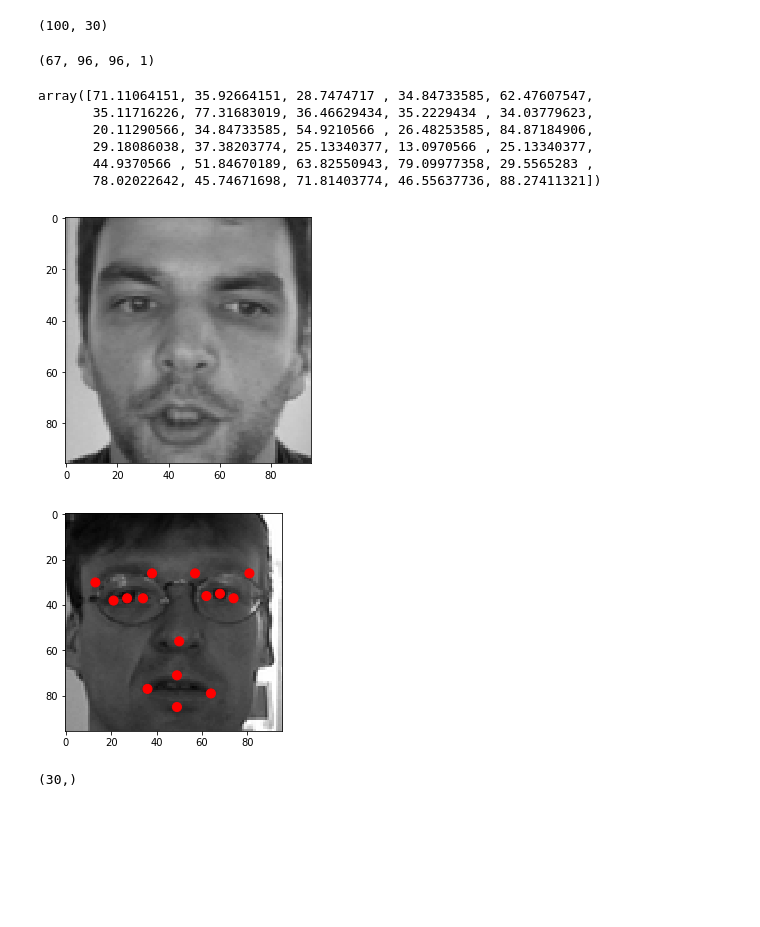
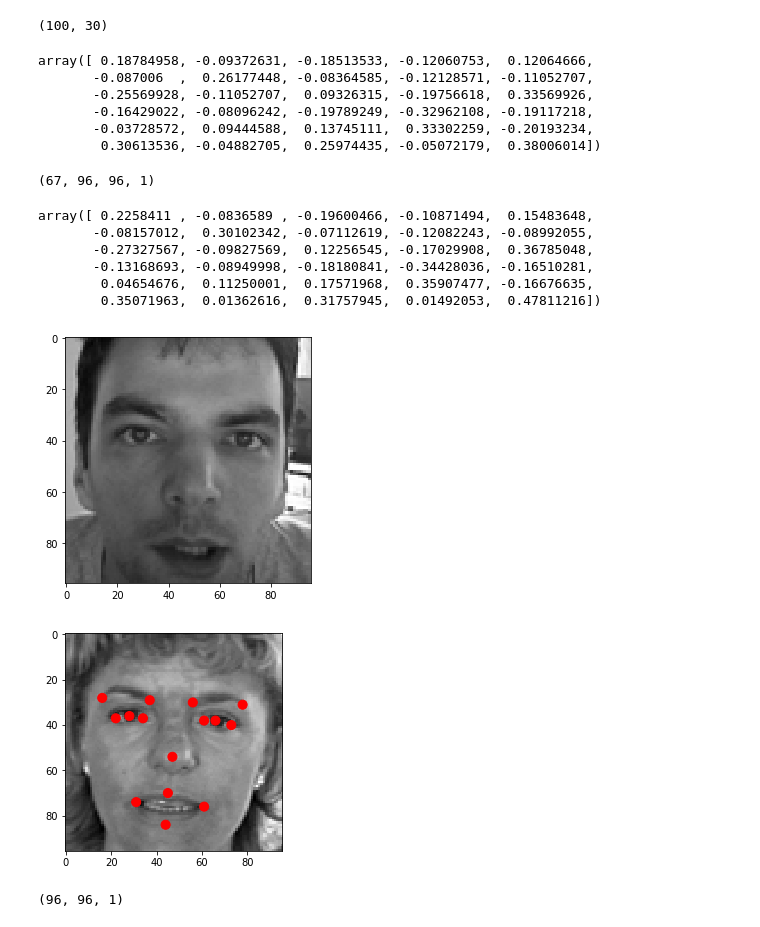
Before and after one commit to Tamgros/celebrity-recognition, a Jupyter notebook: Facial-key-points.ipynb, the cells around one changed output. Drawn from its saved outputs; the diff is of its cells as text; code cells hidden in the pictures; blank space fills up the shorter version.

Commit message:
refactored key points to be a percent of the image from the center. Adjusted flip_img and visualize_points accordingly

```diff
--- a/Facial-key-points.ipynb
+++ b/Facial-key-points.ipynb
@@ -115,13 +115,19 @@ def parse_imgs_and_keypoints(file, file_path = '', resize_h = 100, resize_w = 10
             image = np.array([float(num)/MAX_IMG_VALUE for num in row[-1].split(' ')])
 
             image = image.reshape(IMG_SHAPE)
+            h, w = image.shape[1:3]
 
             #try:
             #    images = np.append(images, image, axis = 0)
             #except:
             #    print(image.shape)
+
+            pts_scaled = np.array([row_pts], dtype = np.float32)
+            pts_scaled = np.array([pts_scaled[i]/h if i %2 ==0 else pts_scaled[i]/w for i in range(len(pts_scaled))])
+            pts_scaled -= 0.5
             images = np.vstack((images,image))
-            key_points = np.vstack((key_points, row_pts))
+
+            key_points = np.vstack((key_points, pts_scaled))
 
             num_imgs += 1
             if max_imgs is not None and num_imgs >= max_imgs:
@@ -137,4 +143,13 @@ NameError: name 'imgs' is not defined
 key_pts.shape
 # %% [output]
 (100, 30)
+# %%
+key_pts[0]
+# %% [output]
+array([ 0.18784958, -0.09372631, -0.18513533, -0.12060753,  0.12064666,
+       -0.087006  ,  0.26177448, -0.08364585, -0.12128571, -0.11052707,
+       -0.25569928, -0.11052707,  0.09326315, -0.19756618,  0.33569926,
+       -0.16429022, -0.08096242, -0.19789249, -0.32962108, -0.19117218,
+       -0.03728572,  0.09444588,  0.13745111,  0.33302259, -0.20193234,
+        0.30613536, -0.04882705,  0.25974435, -0.05072179,  0.38006014])
 # %%
@@ -155,41 +170,40 @@ from skimage.io import imshow
 imshow(img_train[3,:,:,0])
 key_pts_train[3]
 # %% [output]
-array([71.11064151, 35.92664151, 28.7474717 , 34.84733585, 62.47607547,
-       35.11716226, 77.31683019, 36.46629434, 35.2229434 , 34.03779623,
-       20.11290566, 34.84733585, 54.9210566 , 26.48253585, 84.87184906,
-       29.18086038, 37.38203774, 25.13340377, 13.0970566 , 25.13340377,
-       44.9370566 , 51.84670189, 63.82550943, 79.09977358, 29.5565283 ,
-       78.02022642, 45.74671698, 71.81403774, 46.55637736, 88.27411321])
+array([ 0.2258411 , -0.0836589 , -0.19600466, -0.10871494,  0.15483648,
+       -0.08157012,  0.30102342, -0.07112619, -0.12082243, -0.08992055,
+       -0.27327567, -0.09827569,  0.12256545, -0.17029908,  0.36785048,
+       -0.13168693, -0.08949998, -0.18180841, -0.34428036, -0.16510281,
+        0.04654676,  0.11250001,  0.17571968,  0.35907477, -0.16676635,
+        0.35071963,  0.01362616,  0.31757945,  0.01492053,  0.47811216])
-[figure, old version]
+[figure, new version]
 # %%
 import matplotlib.pyplot as plt
 # Circle may be useful for drawing points on face
 # See matplotlib documentation for more info
 from matplotlib.patches import Circle
 
 def visualize_points(img, points):
     # Write here function which obtains image and normalized
     # coordinates and visualizes points on image
-    cur_points = points
-    #cur_points = points + .5
-    #cur_points *= 100
+    cur_points = points + .5
+    cur_points *= img.shape[0]
     fig, ax = plt.subplots(1)
     ax.set_aspect('equal')
 
     ax.imshow(img, cmap = "gray")
     for i in range(0,len(cur_points),2):
         c = Circle((int(cur_points[i]), int(cur_points[i+1])), 2, color = 'red')
         #print((int(cur_points[i]), int(cur_points[i+1])))
         ax.add_patch(c)
 
     plt.show()
 
 
-visualize_points(img_train[0,:,:,0], key_pts_train[0].astype(int))
+visualize_points(img_train[0,:,:,0], key_pts_train[0])
 # %% [output]
-[figure, old version]
+[figure, new version]
 # %%
 img_train[3].shape
 # %% [output]
-(30,)
+(96, 96, 1)
```
Also changed, not shown: parts of 5 cells of this notebook.
